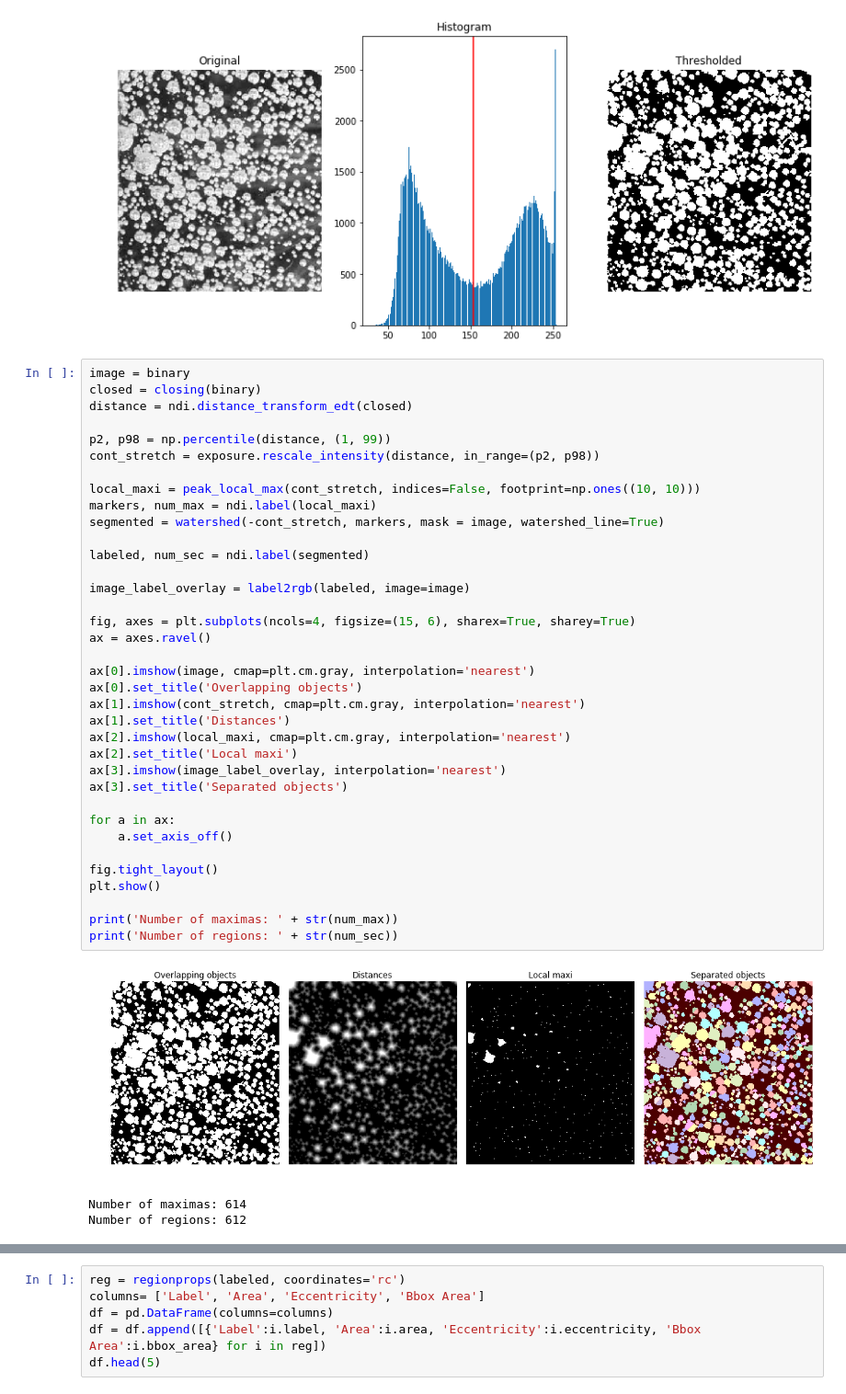
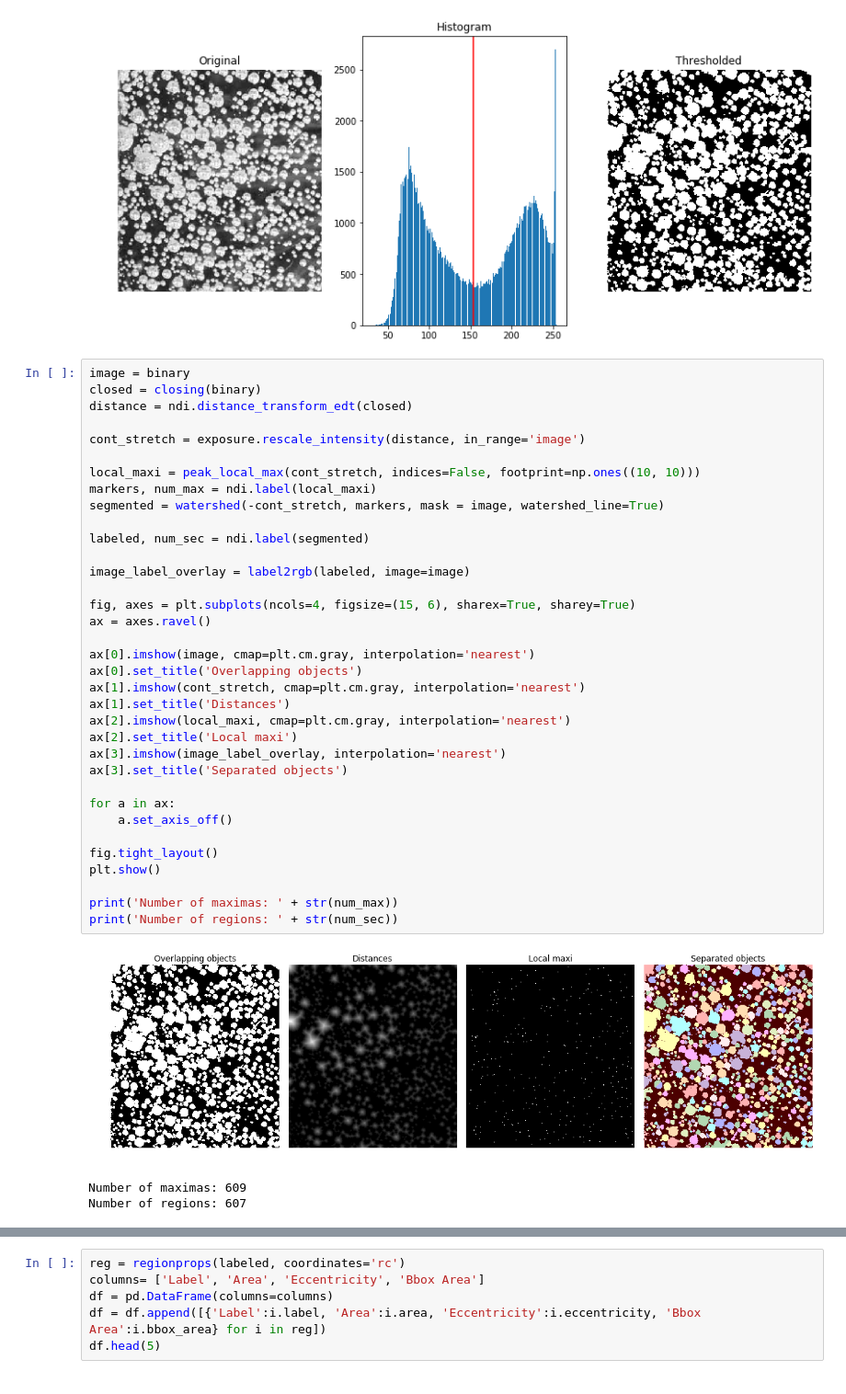
Before and after one commit to hlgirard/xptools, a Jupyter notebook: analysis-notebooks/Watershed_Segmentation.ipynb, the cells around one changed output, grey strips where cells are left out. Shown at 92% size. Saved outputs shown, nothing was run; the diff lists cells and outputs as text.

```diff
--- a/analysis-notebooks/Watershed_Segmentation.ipynb
+++ b/analysis-notebooks/Watershed_Segmentation.ipynb
@@ -86,41 +86,40 @@ image = binary
 closed = closing(binary)
 distance = ndi.distance_transform_edt(closed)
 
-p2, p98 = np.percentile(distance, (1, 99))
-cont_stretch = exposure.rescale_intensity(distance, in_range=(p2, p98))
+cont_stretch = exposure.rescale_intensity(distance, in_range='image')
 
 local_maxi = peak_local_max(cont_stretch, indices=False, footprint=np.ones((10, 10)))
 markers, num_max = ndi.label(local_maxi)
 segmented = watershed(-cont_stretch, markers, mask = image, watershed_line=True)
 
 labeled, num_sec = ndi.label(segmented)
 
 image_label_overlay = label2rgb(labeled, image=image)
 
 fig, axes = plt.subplots(ncols=4, figsize=(15, 6), sharex=True, sharey=True)
 ax = axes.ravel()
 
 ax[0].imshow(image, cmap=plt.cm.gray, interpolation='nearest')
 ax[0].set_title('Overlapping objects')
 ax[1].imshow(cont_stretch, cmap=plt.cm.gray, interpolation='nearest')
 ax[1].set_title('Distances')
 ax[2].imshow(local_maxi, cmap=plt.cm.gray, interpolation='nearest')
 ax[2].set_title('Local maxi')
 ax[3].imshow(image_label_overlay, interpolation='nearest')
 ax[3].set_title('Separated objects')
 
 for a in ax:
     a.set_axis_off()
 
 fig.tight_layout()
 plt.show()
 
 print('Number of maximas: ' + str(num_max))
 print('Number of regions: ' + str(num_sec))
 # %% [output]
-[figure, old version]
+[figure, new version]
-Number of maximas: 614
-Number of regions: 612
+Number of maximas: 609
+Number of regions: 607
 # %%
 fig, axes = plt.subplots(1, 2, figsize=(16, 10), sharey=True)
 axes[0].imshow(image, cmap=plt.cm.gray, interpolation='nearest')
```
Also changed, not shown: parts of 3 cells of this notebook, 2 other files.
